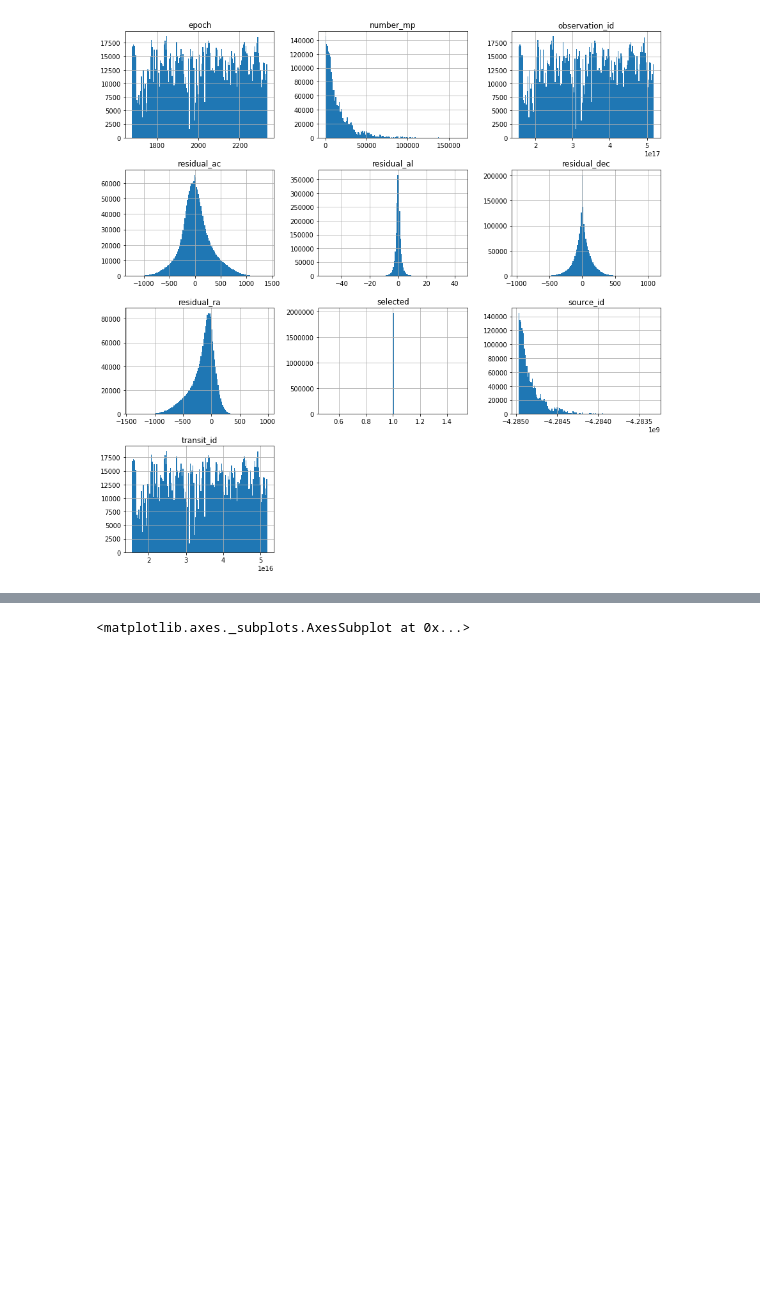
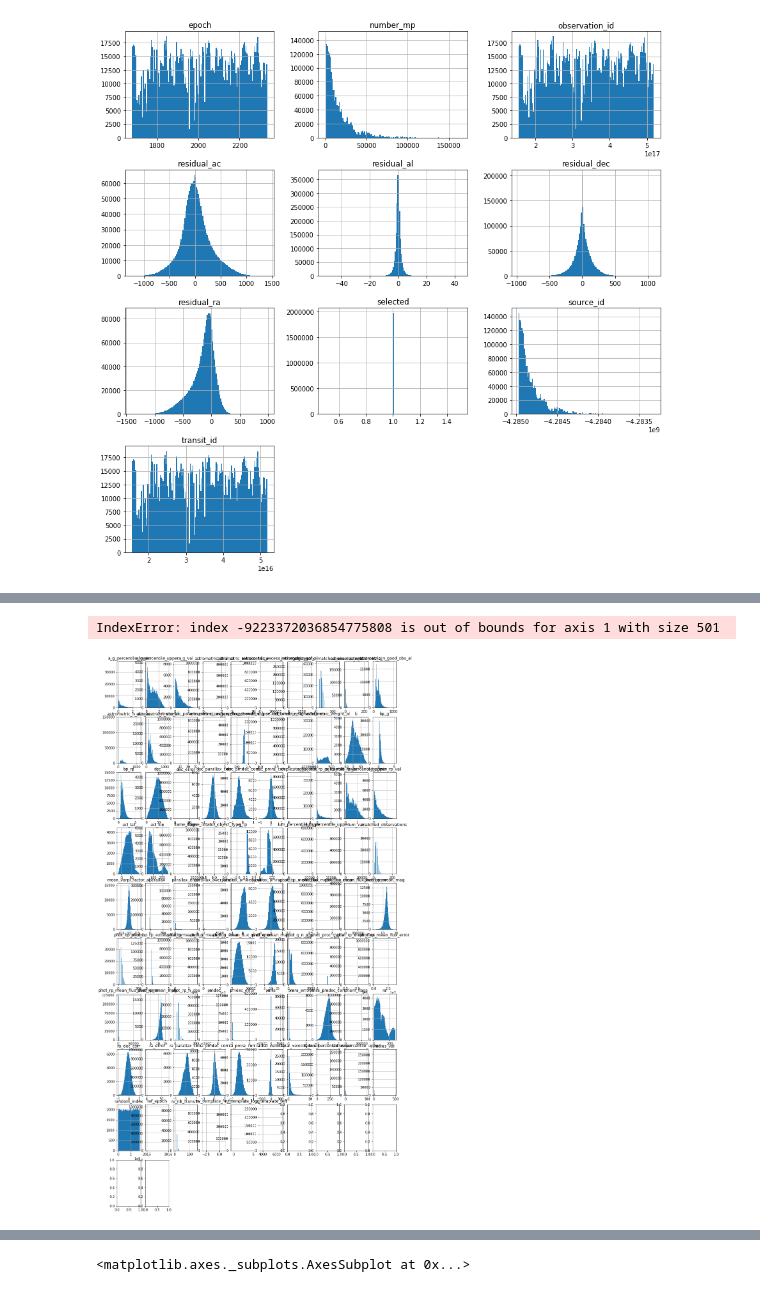
Before and after one commit to JSitter/gaia_visualization_notebook, a Jupyter notebook: Basic Descriptive Stats.ipynb, the cells around one changed output, grey strips where cells are left out. Drawn from its saved outputs; the diff is of its cells as text; code cells hidden in the pictures; blank space fills up the shorter version.

```diff
--- a/Basic Descriptive Stats.ipynb
+++ b/Basic Descriptive Stats.ipynb
@@ -165,0 +309,5 @@ for column in df.columns.values:
+# %%
+df.hist(bins=500, figsize=(15,30))
+# %% [output]
+IndexError: index -9223372036854775808 is out of bounds for axis 1 with size 501
+[figure, added]
```
Also changed, not shown: parts of 16 cells of this notebook, 3 other files.
